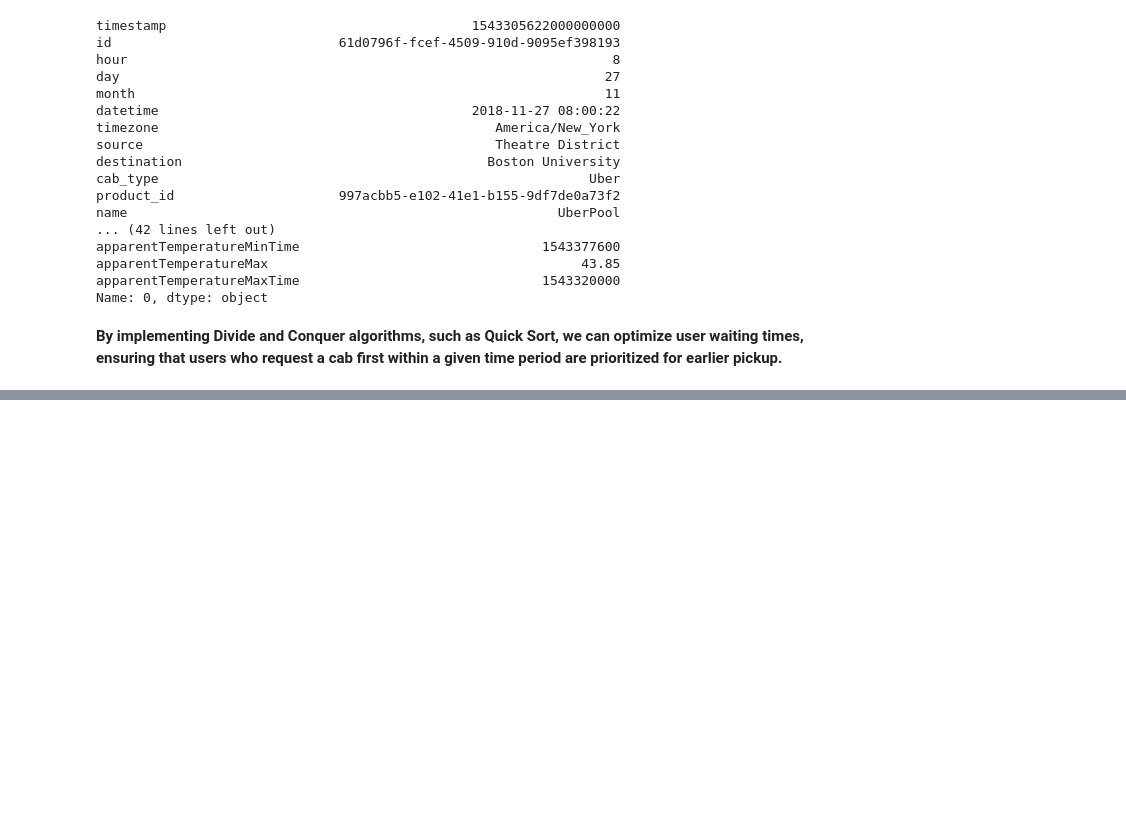
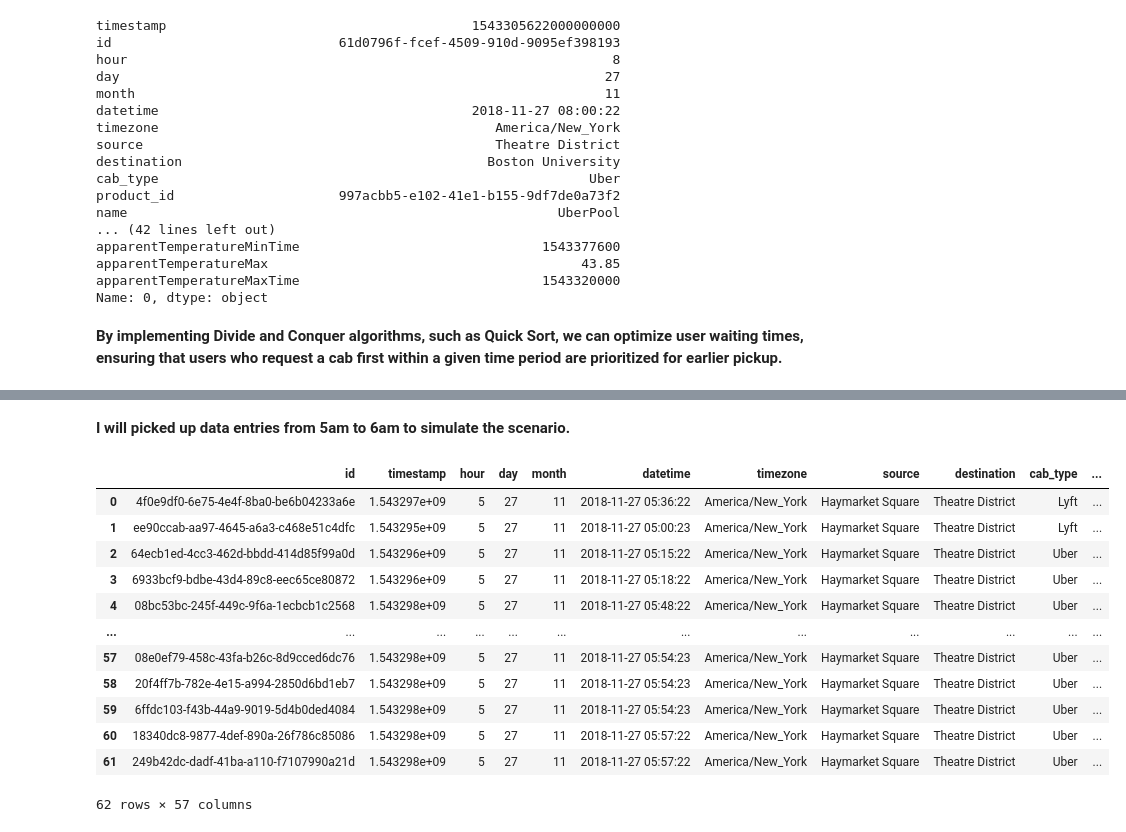
Before and after one commit to ChloeH719/Algorithm-and-Complexity, a Jupyter notebook: project/final_project.ipynb, the cells around one changed output, grey strips where cells are left out. Cells and saved outputs as stored; diff of their text form; code cells hidden in the pictures; blank space fills up the shorter version.

```diff
--- a/project/final_project.ipynb
+++ b/project/final_project.ipynb
@@ -194,0 +289,26 @@ Name: 0, dtype: object
+# %% [markdown]
+**I will picked up data entries from 5am to 6am to simulate the scenario.**
+# %%
+df_greedy = df_h_to_t[df_h_to_t['hour'] == 5]
+
+# Reset the index of the filtered DataFrame
+df_greedy = df_greedy.reset_index(drop=True)
+
+# Save the filtered DataFrame to csv file
+df_greedy.to_csv('rideshare_greedy.csv', index=False)
+
+df_greedy
+# %% [output]
+|  | id | timestamp | hour | day | month | datetime | timezone | source | destination | cab_type | ... |
+| 0 | 4f0e9df0-6e75-4e4f-8ba0-be6b04233a6e | 1.543297e+09 | 5 | 27 | 11 | 2018-11-27 05:36:22 | America/New_York | Haymarket Square | Theatre District | Lyft | ... |
+| 1 | ee90ccab-aa97-4645-a6a3-c468e51c4dfc | 1.543295e+09 | 5 | 27 | 11 | 2018-11-27 05:00:23 | America/New_York | Haymarket Square | Theatre District | Lyft | ... |
+| 2 | 64ecb1ed-4cc3-462d-bbdd-414d85f99a0d | 1.543296e+09 | 5 | 27 | 11 | 2018-11-27 05:15:22 | America/New_York | Haymarket Square | Theatre District | Uber | ... |
+| 3 | 6933bcf9-bdbe-43d4-89c8-eec65ce80872 | 1.543296e+09 | 5 | 27 | 11 | 2018-11-27 05:18:22 | America/New_York | Haymarket Square | Theatre District | Uber | ... |
+| 4 | 08bc53bc-245f-449c-9f6a-1ecbcb1c2568 | 1.543298e+09 | 5 | 27 | 11 | 2018-11-27 05:48:22 | America/New_York | Haymarket Square | Theatre District | Uber | ... |
+| ... | ... | ... | ... | ... | ... | ... | ... | ... | ... | ... | ... |
+| 57 | 08e0ef79-458c-43fa-b26c-8d9cced6dc76 | 1.543298e+09 | 5 | 27 | 11 | 2018-11-27 05:54:23 | America/New_York | Haymarket Square | Theatre District | Uber | ... |
+| 58 | 20f4ff7b-782e-4e15-a994-2850d6bd1eb7 | 1.543298e+09 | 5 | 27 | 11 | 2018-11-27 05:54:23 | America/New_York | Haymarket Square | Theatre District | Uber | ... |
+| 59 | 6ffdc103-f43b-44a9-9019-5d4b0ded4084 | 1.543298e+09 | 5 | 27 | 11 | 2018-11-27 05:54:23 | America/New_York | Haymarket Square | Theatre District | Uber | ... |
+| 60 | 18340dc8-9877-4def-890a-26f786c85086 | 1.543298e+09 | 5 | 27 | 11 | 2018-11-27 05:57:22 | America/New_York | Haymarket Square | Theatre District | Uber | ... |
+| 61 | 249b42dc-dadf-41ba-a110-f7107990a21d | 1.543298e+09 | 5 | 27 | 11 | 2018-11-27 05:57:22 | America/New_York | Haymarket Square | Theatre District | Uber | ... |
+62 rows × 57 columns
```
Also changed, not shown: parts of 18 cells of this notebook, 1 other file.
